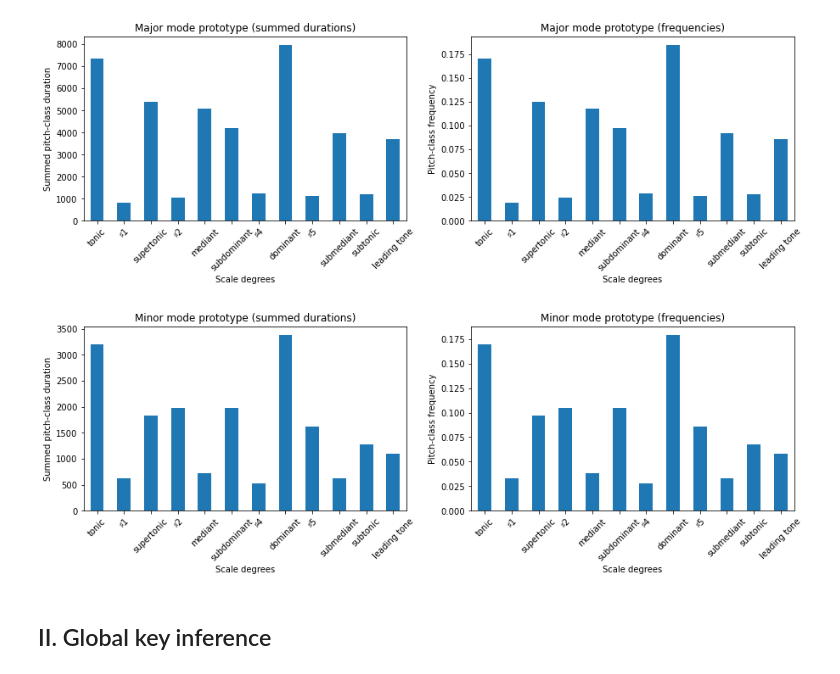
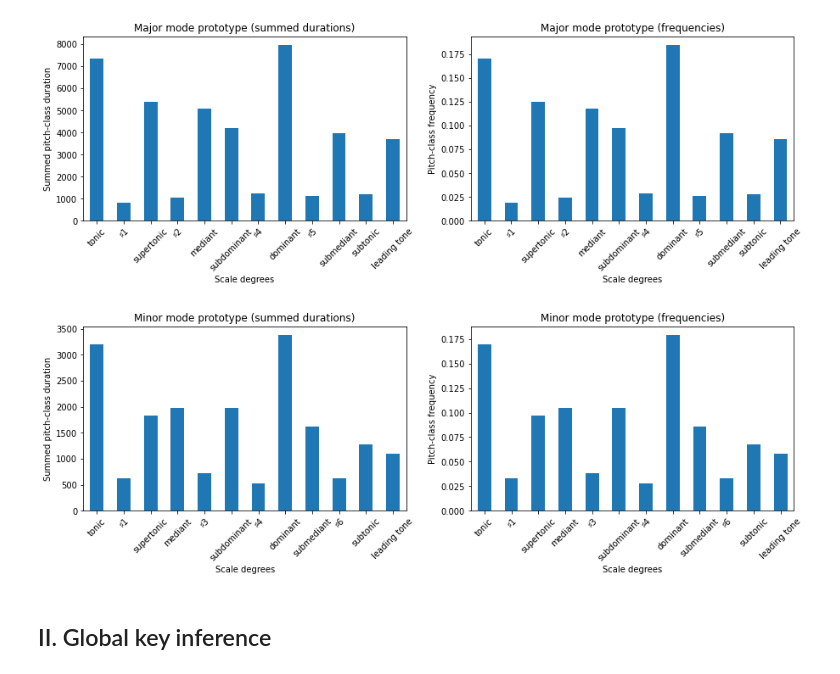
Before and after one commit to mikqs/digital-musicology, a Jupyter notebook: Group_6_A2/Group_6_A2.ipynb, the cells around one changed output. Saved outputs shown, nothing was run; the diff lists cells and outputs as text; code cells hidden in the pictures.

```diff
--- a/Group_6_A2/Group_6_A2.ipynb
+++ b/Group_6_A2/Group_6_A2.ipynb
@@ -140,34 +138,31 @@ get_major_prototype(major_df, subset=major_df.piece.unique(), plot=True);
 # %%
 def get_minor_prototype(minor_df, subset, plot=False):
     grouped_minor_df = minor_df[minor_df.piece.isin(subset)].groupby('cpc_s_trsp_tonic').duration.sum().apply(float)
     L1_norm = grouped_minor_df.sum()
     minor_vec = grouped_minor_df.div(L1_norm).to_numpy()
 
     if plot:
-        scale_degrees = ['tonic','♯1','supertonic','♯2','mediant','subdominant','♯4','dominant','♯5','submediant','subtonic','leading tone']
+        scale_degrees = ['tonic','♯1','supertonic','mediant','♯3','subdominant','♯4','dominant','submediant','♯6','subtonic','leading tone']
 
         fig, ax = plt.subplots(ncols=2, figsize=(15,4))
 
         grouped_minor_df.plot(ax=ax[0],kind = 'bar')
         ax[0].set_xticklabels( scale_degrees, rotation=45)
         ax[0].set_xlabel('Scale degrees')
         ax[0].set_ylabel('Summed pitch-class duration')
         ax[0].set_title('Minor mode prototype (summed durations)')
 
-
-
         grouped_minor_df.div(L1_norm).plot(ax=ax[1],kind = 'bar')
         ax[1].set_xticklabels( scale_degrees, rotation=45)
         ax[1].set_xlabel('Scale degrees')
         ax[1].set_ylabel('Pitch-class frequency')
         ax[1].set_title('Minor mode prototype (frequencies)')
 
-
     return minor_vec
 
 get_minor_prototype(minor_df, subset=minor_df.piece.unique(), plot=True);
 # %% [output]
-[figure, old version]
+[figure, new version]
 # %% [markdown]
 ## II. Global key inference
 # %%
```
Also changed, not shown: parts of 17 cells of this notebook.
